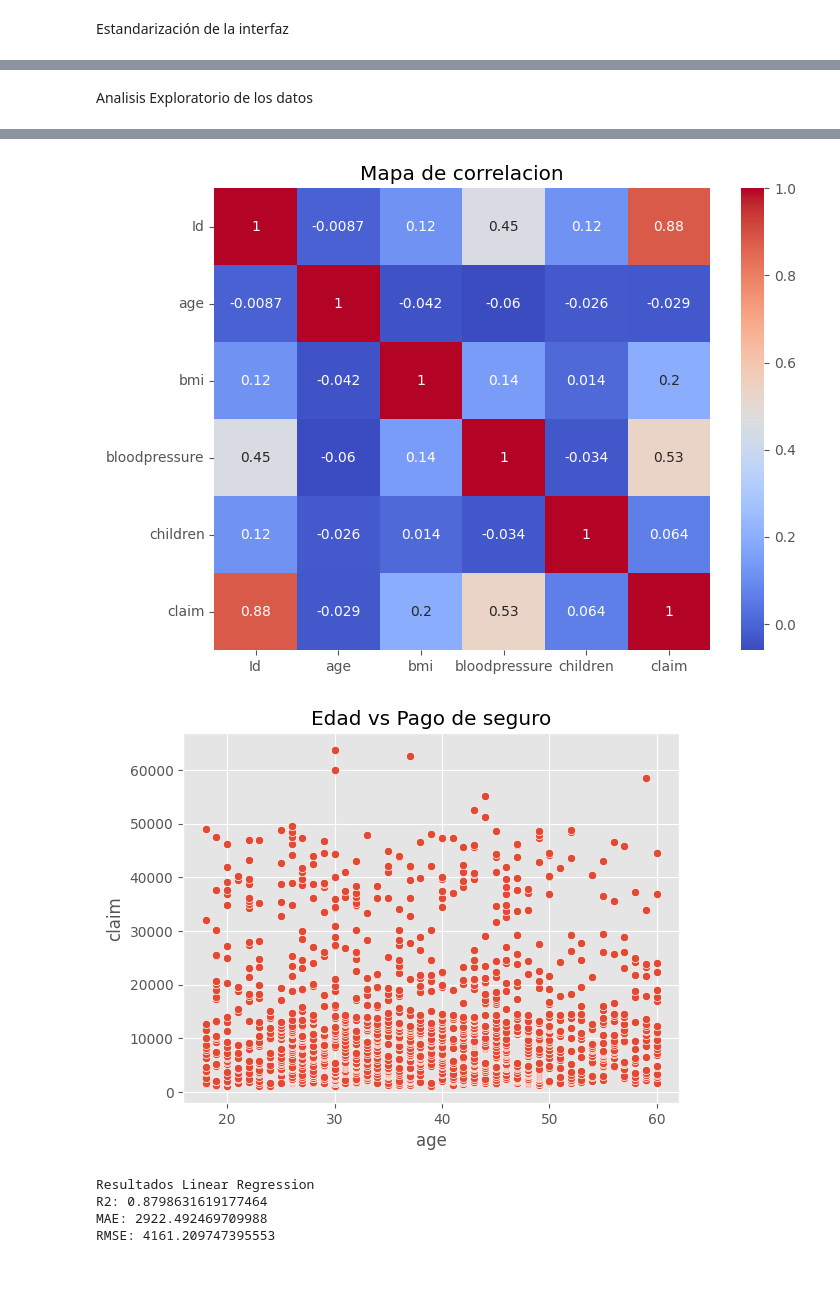
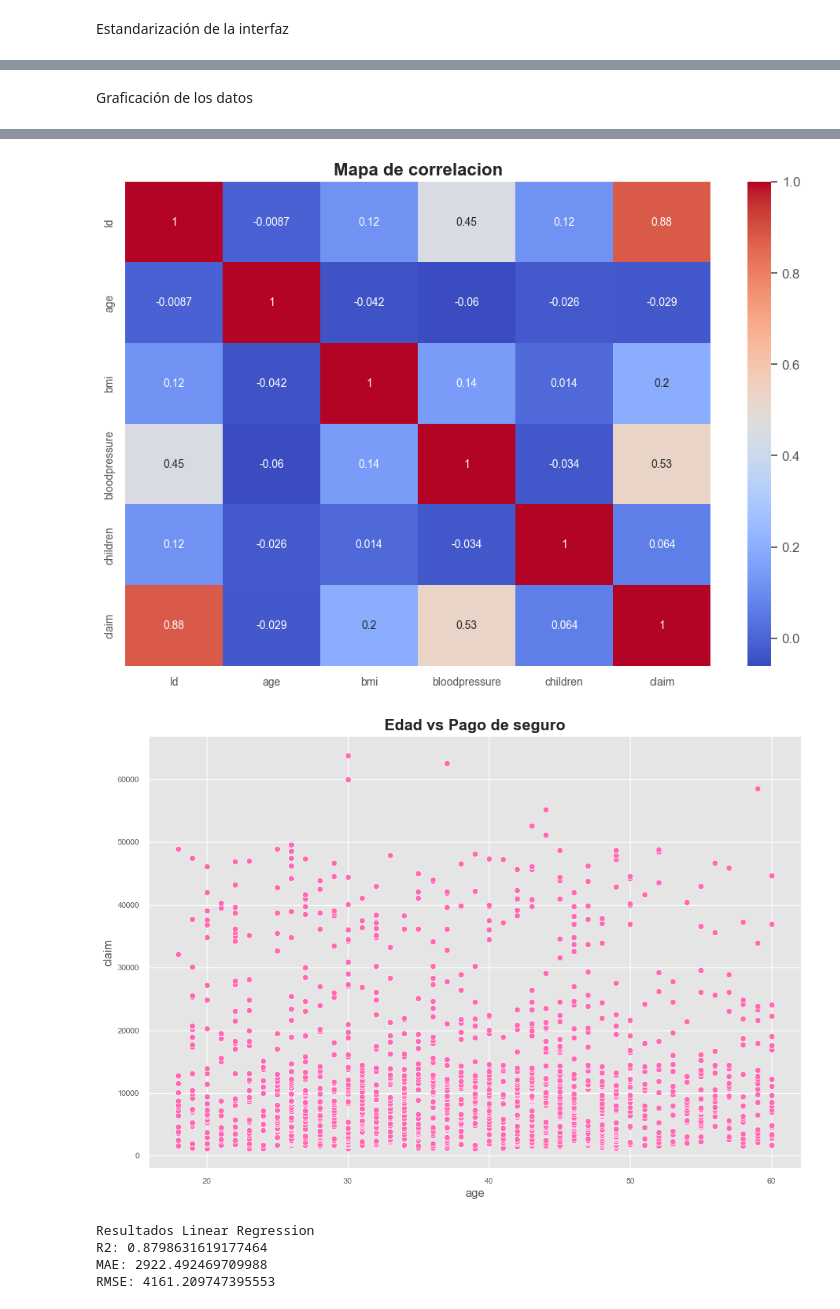
Before and after one commit to valenCastellanos25/issurance_analysis_model, a Jupyter notebook: analysis_model.ipynb, the cells around one changed output, grey strips where cells are left out. Drawn from its saved outputs; the diff is of its cells as text; code cells hidden in the pictures; blank space fills up the shorter version.

Commit message:
Agregar grafico de mosaico y de dispersion

```diff
--- a/analysis_model.ipynb
+++ b/analysis_model.ipynb
@@ -142,23 +132,32 @@ plt.show
 # %% [markdown]
-Analisis Exploratorio de los datos
+Graficación de los datos
 # %%
+#Configuración del histograma para los datos numericos
 plt.style.use("ggplot")
 df.drop("Id", axis=1).hist(
     figsize=(12,8),
     bins=20,
     layout=(3,2),
-    edgecolor="black"
+    edgecolor="black",
+    color="hotpink"
 )
-plt.suptitle("Distribucion de variables", fontsize=16)
+
+plt.suptitle("Distribucion de variables", fontsize=16, fontweight="bold")
 plt.tight_layout(rect=[0,0,1,0.95])
 plt.show()
 
-plt.figure(figsize=(8,6))
+#Configuración del mosaico para los datos Categoricos
+plt.figure(figsize=(12,8))
 sns.heatmap(df.corr(numeric_only=True), annot=True, cmap="coolwarm")
-plt.title("Mapa de correlacion")
+plt.tick_params(axis='both', labelsize=10)
+plt.title("Mapa de correlacion", fontsize=16, fontweight="bold")
 plt.show()
 
-sns.scatterplot(x="age", y="claim", data=df)
-plt.title("Edad vs Pago de seguro")
+#Configuración del Grafico de dispersion
+plt.figure(figsize=(12,8))
+sns.scatterplot(x="age", y="claim", data=df, color = "hotpink")
+
+plt.tick_params(axis='both', which='major', labelsize=8)
+plt.title("Edad vs Pago de seguro", fontsize=16, fontweight="bold")
 plt.show()
 # %% [output]
@@ -166,2 +165,2 @@ plt.show()
-[figure, old version]
+[figure, new version]
-[figure, old version]
+[figure, new version]
```
Also changed, not shown: parts of 4 cells of this notebook.
